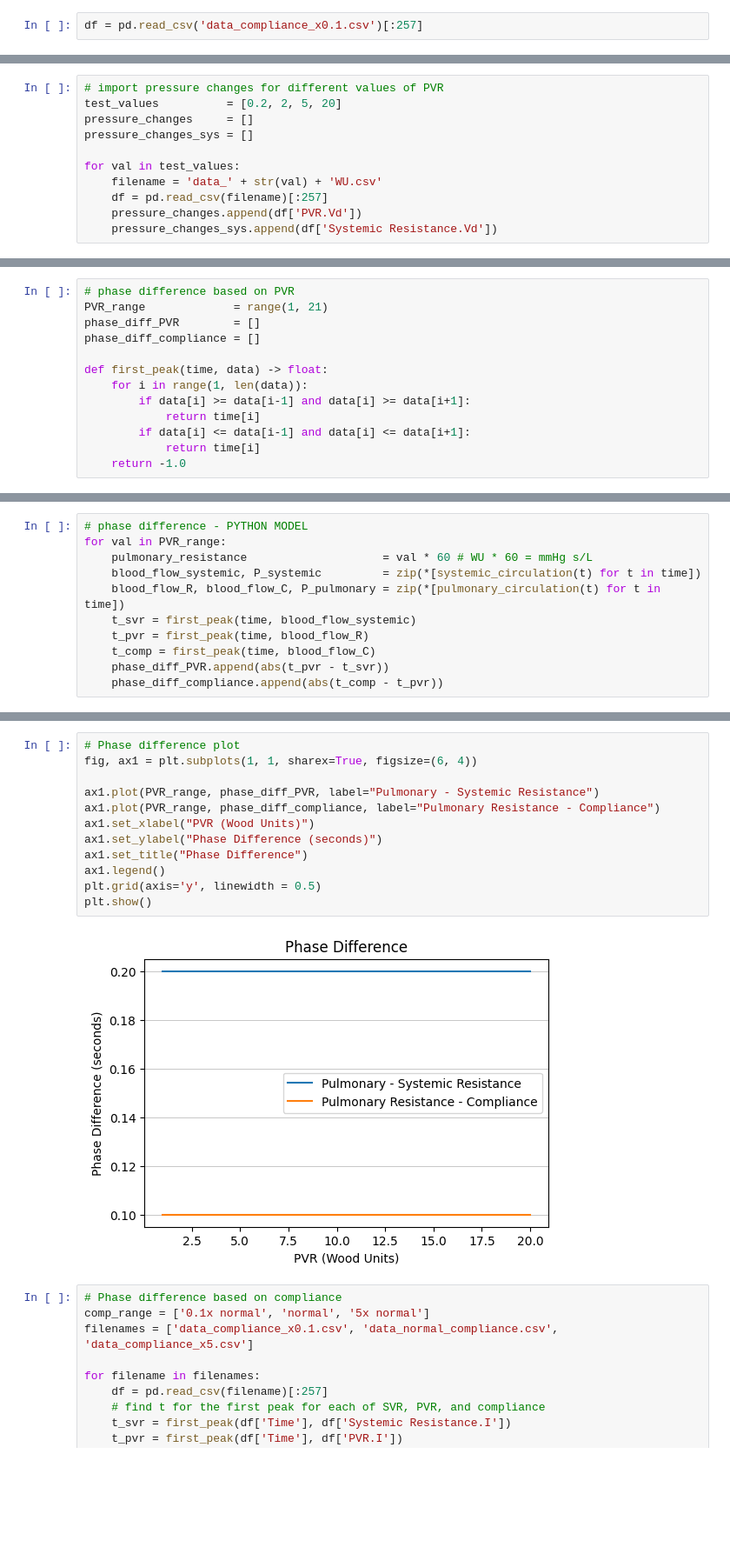
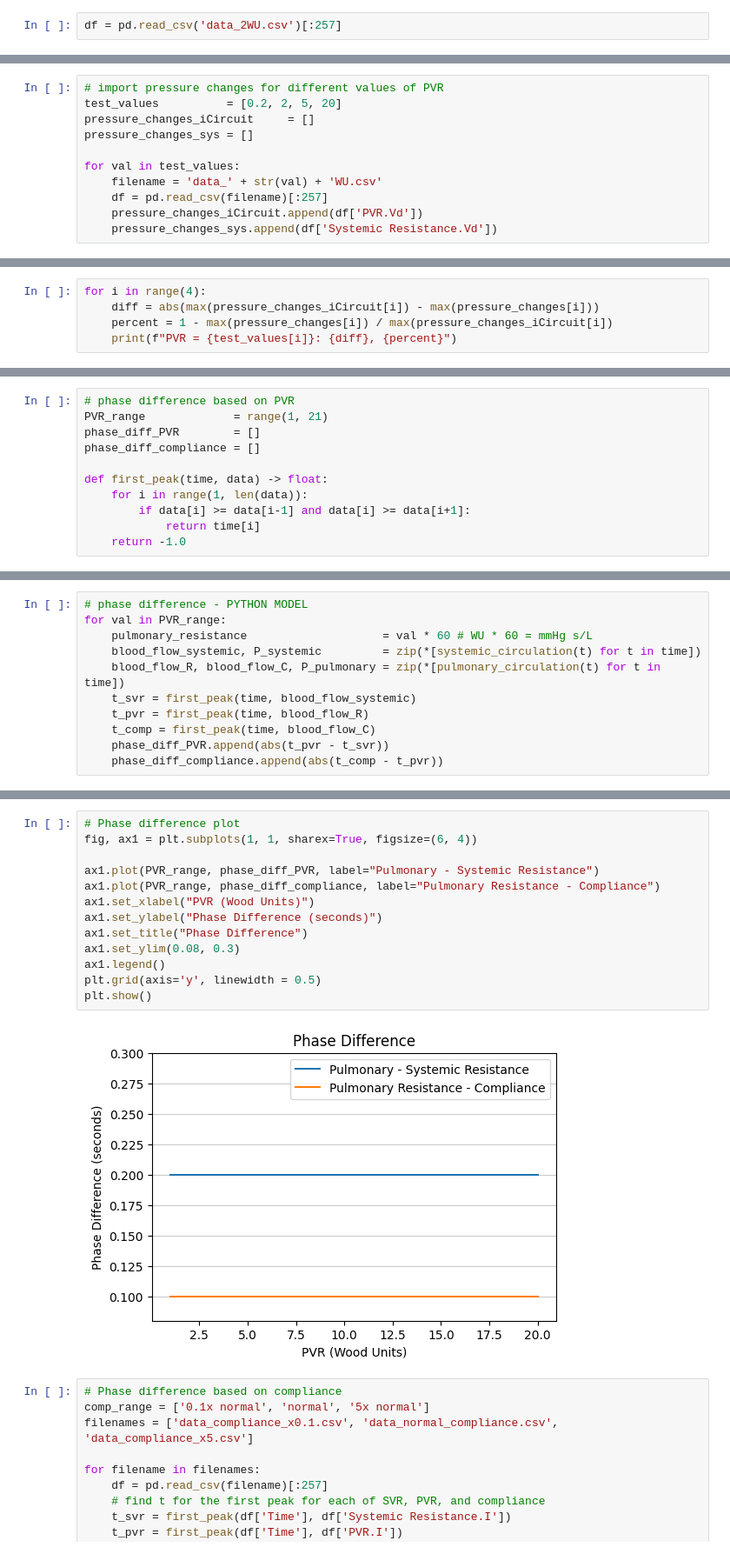
Before and after one commit to mchapados/heart-simulation, a Jupyter notebook: 0D_model_v2.ipynb, the cells around one changed output, grey strips where cells are left out. Shown at 87% size. Cells and saved outputs as stored; diff of their text form; blank space fills up the shorter version.

```diff
--- a/0D_model_v2.ipynb
+++ b/0D_model_v2.ipynb
@@ -222,7 +179,7 @@ print(amp)
 # %% [output]
 0.30665597372977843
 # %%
-df = pd.read_csv('data_compliance_x0.1.csv')[:257]
+df = pd.read_csv('data_2WU.csv')[:257]
 # %%
 # simple tests to make sure blood flow calculations are correct
 # total pulmonary should equal -systemic
@@ -256,11 +213,11 @@ plt.show()
 # %%
 # import pressure changes for different values of PVR
 test_values          = [0.2, 2, 5, 20]
-pressure_changes     = []
+pressure_changes_iCircuit     = []
 pressure_changes_sys = []
 
 for val in test_values:
     filename = 'data_' + str(val) + 'WU.csv'
     df = pd.read_csv(filename)[:257]
-    pressure_changes.append(df['PVR.Vd'])
+    pressure_changes_iCircuit.append(df['PVR.Vd'])
     pressure_changes_sys.append(df['Systemic Resistance.Vd'])
@@ -266,0 +230,5 @@ for val in test_values:
+# %%
+for i in range(4):
+    diff = abs(max(pressure_changes_iCircuit[i]) - max(pressure_changes[i]))
+    percent = 1 - max(pressure_changes[i]) / max(pressure_changes_iCircuit[i])
+    print(f"PVR = {test_values[i]}: {diff}, {percent}")
@@ -346,8 +319,6 @@ def first_peak(time, data) -> float:
     for i in range(1, len(data)):
         if data[i] >= data[i-1] and data[i] >= data[i+1]:
             return time[i]
-        if data[i] <= data[i-1] and data[i] <= data[i+1]:
-            return time[i]
     return -1.0
 # %%
 for val in PVR_range:
@@ -383,17 +354,18 @@ Average phase difference between Pulmonary Resistance and Compliance: 0.1 second
 # %%
 # Phase difference plot
 fig, ax1 = plt.subplots(1, 1, sharex=True, figsize=(6, 4))
 
 ax1.plot(PVR_range, phase_diff_PVR, label="Pulmonary - Systemic Resistance")
 ax1.plot(PVR_range, phase_diff_compliance, label="Pulmonary Resistance - Compliance")
 ax1.set_xlabel("PVR (Wood Units)")
 ax1.set_ylabel("Phase Difference (seconds)")
 ax1.set_title("Phase Difference")
+ax1.set_ylim(0.08, 0.3)
 ax1.legend()
 plt.grid(axis='y', linewidth = 0.5)
 plt.show()
 # %% [output]
-[figure, old version]
+[figure, new version]
 # %%
 # Phase difference based on compliance
 comp_range = ['0.1x normal', 'normal', '5x normal']
```
Also changed, not shown: parts of 15 cells of this notebook.
